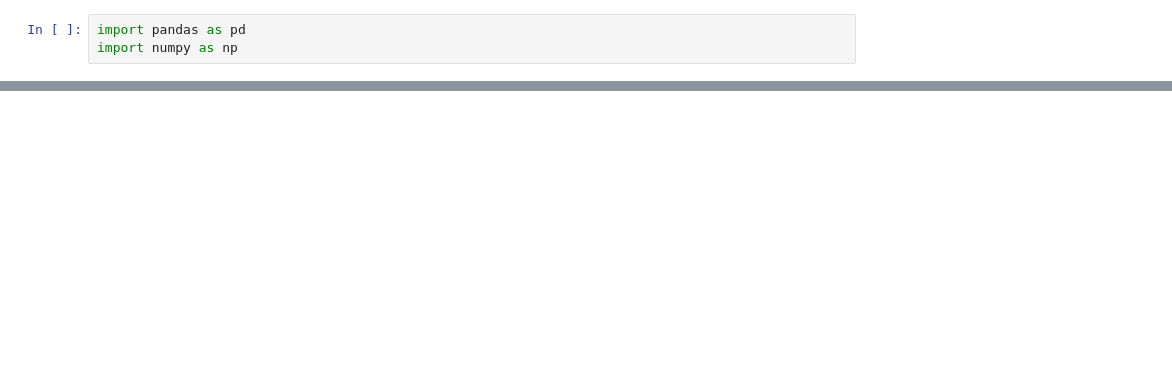
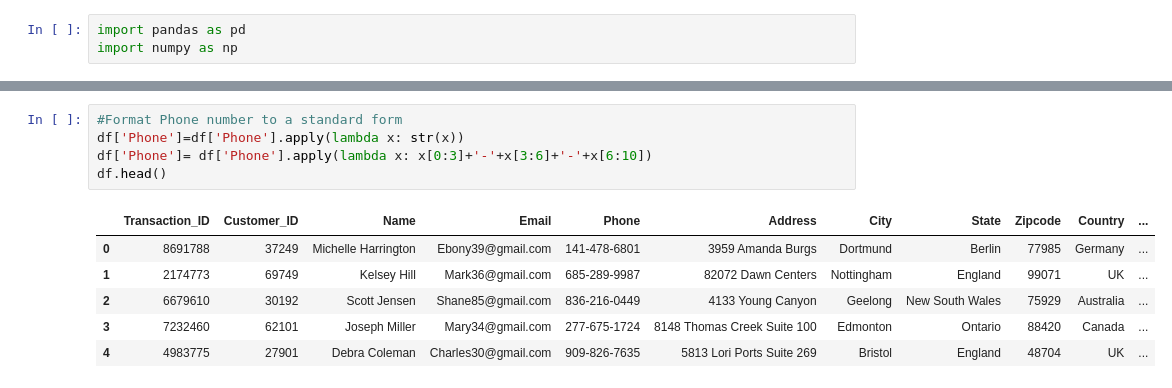
Before and after one commit to tsarahbd/retail-data-analysis, a Jupyter notebook: Retail-Data-Analysis.ipynb, the cells around one changed output, grey strips where cells are left out. Cells and saved outputs as stored; diff of their text form; blank space fills up the shorter version.

```diff
--- a/Retail-Data-Analysis.ipynb
+++ b/Retail-Data-Analysis.ipynb
@@ -54,0 +44,12 @@ df = df.replace(np.nan, '')
+# %%
+#Format Phone number to a standard form
+df['Phone']=df['Phone'].apply(lambda x: str(x))
+df['Phone']= df['Phone'].apply(lambda x: x[0:3]+'-'+x[3:6]+'-'+x[6:10])
+df.head()
+# %% [output]
+|  | Transaction_ID | Customer_ID | Name | Email | Phone | Address | City | State | Zipcode | Country | ... |
+| 0 | 8691788 | 37249 | Michelle Harrington | Ebony39@gmail.com | 141-478-6801 | 3959 Amanda Burgs | Dortmund | Berlin | 77985 | Germany | ... |
+| 1 | 2174773 | 69749 | Kelsey Hill | Mark36@gmail.com | 685-289-9987 | 82072 Dawn Centers | Nottingham | England | 99071 | UK | ... |
+| 2 | 6679610 | 30192 | Scott Jensen | Shane85@gmail.com | 836-216-0449 | 4133 Young Canyon | Geelong | New South Wales | 75929 | Australia | ... |
+| 3 | 7232460 | 62101 | Joseph Miller | Mary34@gmail.com | 277-675-1724 | 8148 Thomas Creek Suite 100 | Edmonton | Ontario | 88420 | Canada | ... |
+| 4 | 4983775 | 27901 | Debra Coleman | Charles30@gmail.com | 909-826-7635 | 5813 Lori Ports Suite 269 | Bristol | England | 48704 | UK | ... |
```
Also changed, not shown: parts of 10 cells of this notebook.
